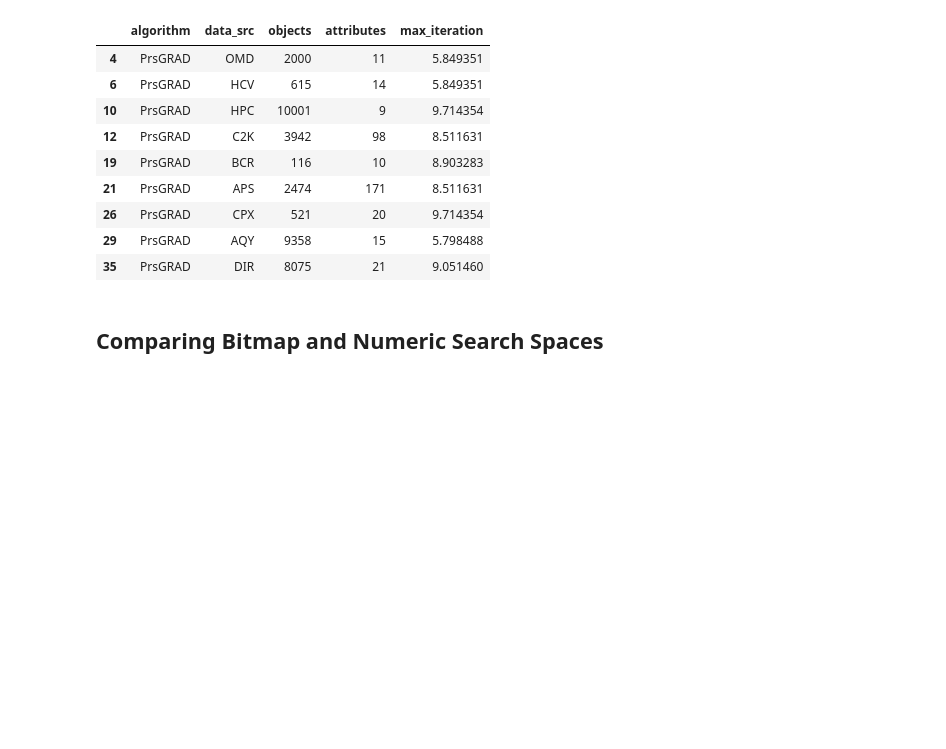
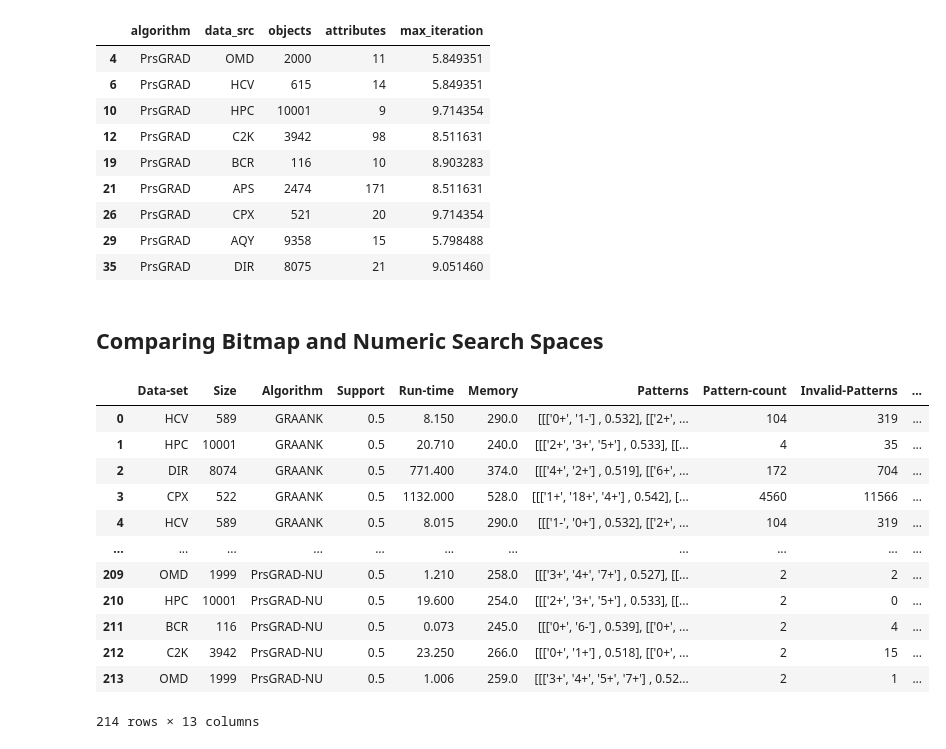
Before and after one commit to owuordickson/meso-hpc-lr, a Jupyter notebook: results/swarmgp/analysis.ipynb, the cells around one changed output. Saved outputs shown, nothing was run; the diff lists cells and outputs as text; code cells hidden in the pictures; blank space fills up the shorter version.

```diff
--- a/results/swarmgp/analysis.ipynb
+++ b/results/swarmgp/analysis.ipynb
@@ -377,3 +377,25 @@ df_tune_prs
 | 35 | PrsGRAD | DIR | 8075 | 21 | 9.051460 |
 # %% [markdown]
 ## Comparing Bitmap and Numeric Search Spaces
+# %%
+# Combining the results
+frames = [df_graank, df_aco, df_lcm, df_ga, df_pso, df_pls, df_prs]
+df_res = pd.concat(frames, ignore_index=True)
+
+# Only include these columns
+df_res = df_res[["Data-set", "Size", "Algorithm", "Support", "Run-time", "Memory", "Patterns", "Pattern-count", "Invalid-Patterns", "Search-Space", "Max-Iteration", "Max-Evaluation", "Candidates"]]
+df_res
+# %% [output]
+|  | Data-set | Size | Algorithm | Support | Run-time | Memory | Patterns | Pattern-count | Invalid-Patterns | ... |
+| 0 | HCV | 589 | GRAANK | 0.5 | 8.150 | 290.0 | [[['0+', '1-'] , 0.532], [['2+', ... | 104 | 319 | ... |
+| 1 | HPC | 10001 | GRAANK | 0.5 | 20.710 | 240.0 | [[['2+', '3+', '5+'] , 0.533], [[... | 4 | 35 | ... |
+| 2 | DIR | 8074 | GRAANK | 0.5 | 771.400 | 374.0 | [[['4+', '2+'] , 0.519], [['6+', ... | 172 | 704 | ... |
+| 3 | CPX | 522 | GRAANK | 0.5 | 1132.000 | 528.0 | [[['1+', '18+', '4+'] , 0.542], [... | 4560 | 11566 | ... |
+| 4 | HCV | 589 | GRAANK | 0.5 | 8.015 | 290.0 | [[['1-', '0+'] , 0.532], [['2+', ... | 104 | 319 | ... |
+| ... | ... | ... | ... | ... | ... | ... | ... | ... | ... | ... |
+| 209 | OMD | 1999 | PrsGRAD-NU | 0.5 | 1.210 | 258.0 | [[['3+', '4+', '7+'] , 0.527], [[... | 2 | 2 | ... |
+| 210 | HPC | 10001 | PrsGRAD-NU | 0.5 | 19.600 | 254.0 | [[['2+', '3+', '5+'] , 0.533], [[... | 2 | 0 | ... |
+| 211 | BCR | 116 | PrsGRAD-NU | 0.5 | 0.073 | 245.0 | [[['0+', '6-'] , 0.539], [['0+', ... | 2 | 4 | ... |
+| 212 | C2K | 3942 | PrsGRAD-NU | 0.5 | 23.250 | 266.0 | [[['0+', '1+'] , 0.518], [['0+', ... | 2 | 15 | ... |
+| 213 | OMD | 1999 | PrsGRAD-NU | 0.5 | 1.006 | 259.0 | [[['3+', '4+', '5+', '7+'] , 0.52... | 2 | 1 | ... |
+214 rows × 13 columns
```
